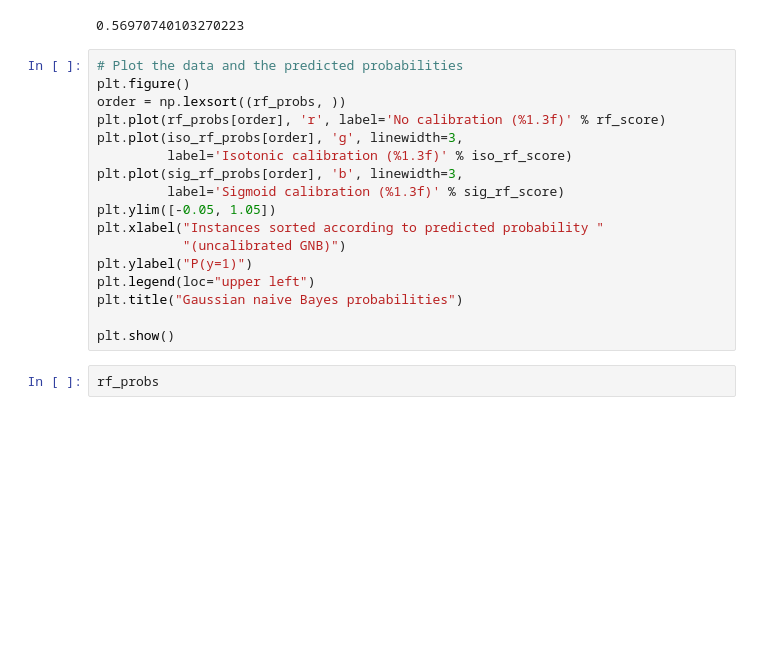
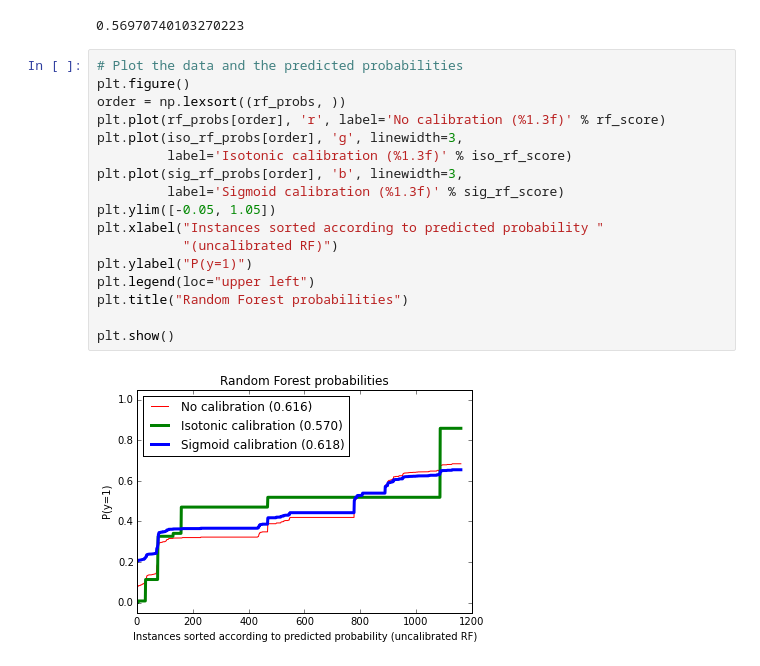
Before and after one commit to NosajGithub/pitchPrediction, a Jupyter notebook: testing-model-calibration.ipynb, the cells around one changed output. Drawn from its saved outputs; the diff is of its cells as text; blank space fills up the shorter version.

Commit message:
Added model calibration graph

```diff
--- a/testing-model-calibration.ipynb
+++ b/testing-model-calibration.ipynb
@@ -266,19 +266,19 @@ iso_rf_score
 # %%
 # Plot the data and the predicted probabilities
 plt.figure()
 order = np.lexsort((rf_probs, ))
 plt.plot(rf_probs[order], 'r', label='No calibration (%1.3f)' % rf_score)
 plt.plot(iso_rf_probs[order], 'g', linewidth=3,
          label='Isotonic calibration (%1.3f)' % iso_rf_score)
 plt.plot(sig_rf_probs[order], 'b', linewidth=3,
          label='Sigmoid calibration (%1.3f)' % sig_rf_score)
 plt.ylim([-0.05, 1.05])
 plt.xlabel("Instances sorted according to predicted probability "
-           "(uncalibrated GNB)")
+           "(uncalibrated RF)")
 plt.ylabel("P(y=1)")
 plt.legend(loc="upper left")
-plt.title("Gaussian naive Bayes probabilities")
+plt.title("Random Forest probabilities")
 
 plt.show()
+# %% [output]
+[figure, added]
-# %%
-rf_probs
```
